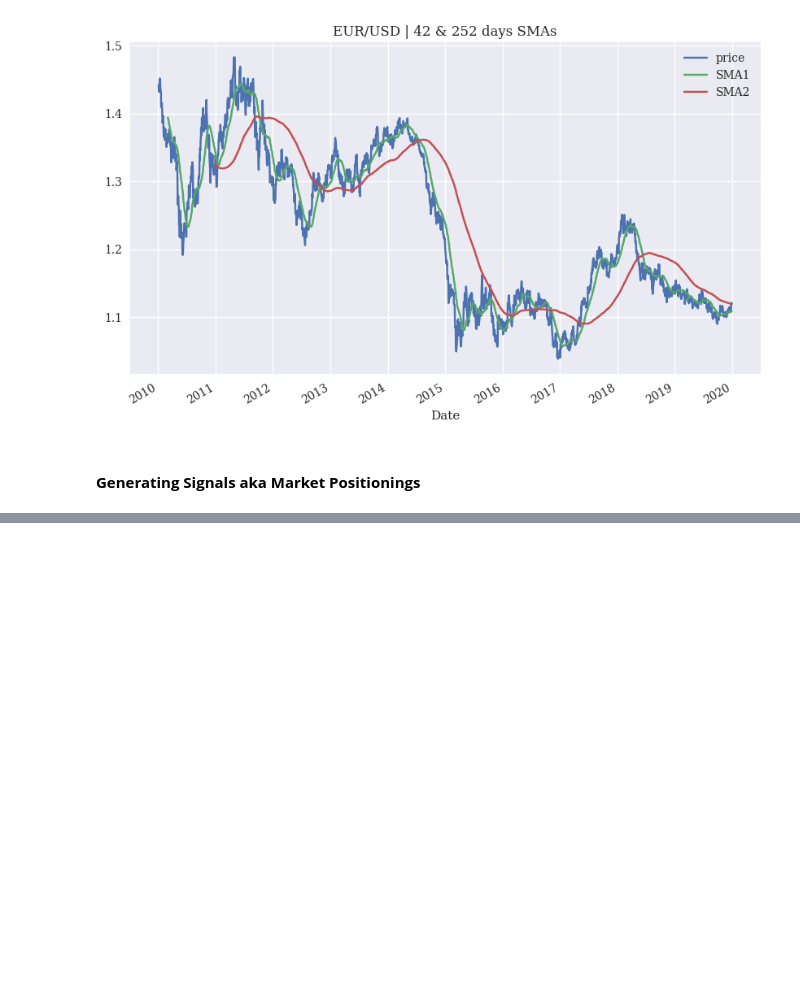
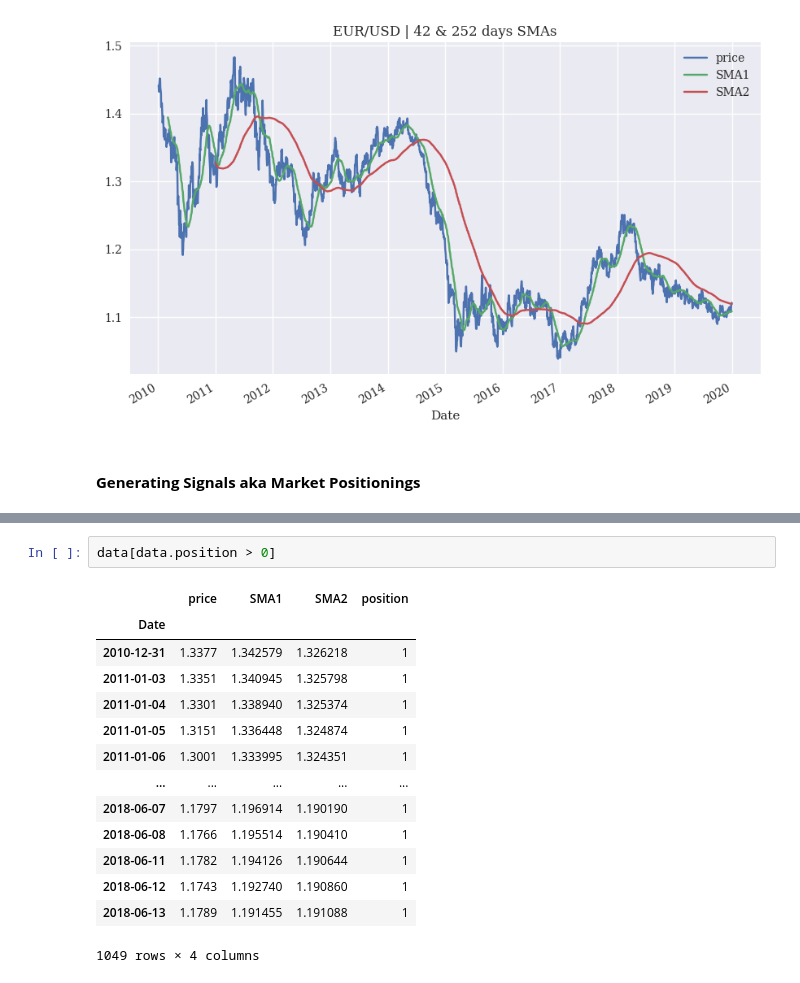
Before and after one commit to mindeleven/Analyzing-financial-data-with-python-and-rust, a Jupyter notebook: algorithmic_trading/algorithmic-trading-hilpisch/python_for_algorithmic_trading/ch04_Vectorized_Backtesting/02_moving_averages_strategies.ipynb, the cells around one changed output, grey strips where cells are left out. Cells and saved outputs as stored; diff of their text form; blank space fills up the shorter version.

```diff
--- a/algorithmic_trading/algorithmic-trading-hilpisch/python_for_algorithmic_trading/ch04_Vectorized_Backtesting/02_moving_averages_strategies.ipynb
+++ b/algorithmic_trading/algorithmic-trading-hilpisch/python_for_algorithmic_trading/ch04_Vectorized_Backtesting/02_moving_averages_strategies.ipynb
@@ -163,0 +191,17 @@ Market positionings are generated based on the *relationship between the two SMA
+# %%
+data[data.position > 0]
+# %% [output]
+|  | price | SMA1 | SMA2 | position |
+| Date |  |  |  |  |
+| 2010-12-31 | 1.3377 | 1.342579 | 1.326218 | 1 |
+| 2011-01-03 | 1.3351 | 1.340945 | 1.325798 | 1 |
+| 2011-01-04 | 1.3301 | 1.338940 | 1.325374 | 1 |
+| 2011-01-05 | 1.3151 | 1.336448 | 1.324874 | 1 |
+| 2011-01-06 | 1.3001 | 1.333995 | 1.324351 | 1 |
+| ... | ... | ... | ... | ... |
+| 2018-06-07 | 1.1797 | 1.196914 | 1.190190 | 1 |
+| 2018-06-08 | 1.1766 | 1.195514 | 1.190410 | 1 |
+| 2018-06-11 | 1.1782 | 1.194126 | 1.190644 | 1 |
+| 2018-06-12 | 1.1743 | 1.192740 | 1.190860 | 1 |
+| 2018-06-13 | 1.1789 | 1.191455 | 1.191088 | 1 |
+1049 rows × 4 columns
```
Also changed, not shown: parts of 11 cells of this notebook.
